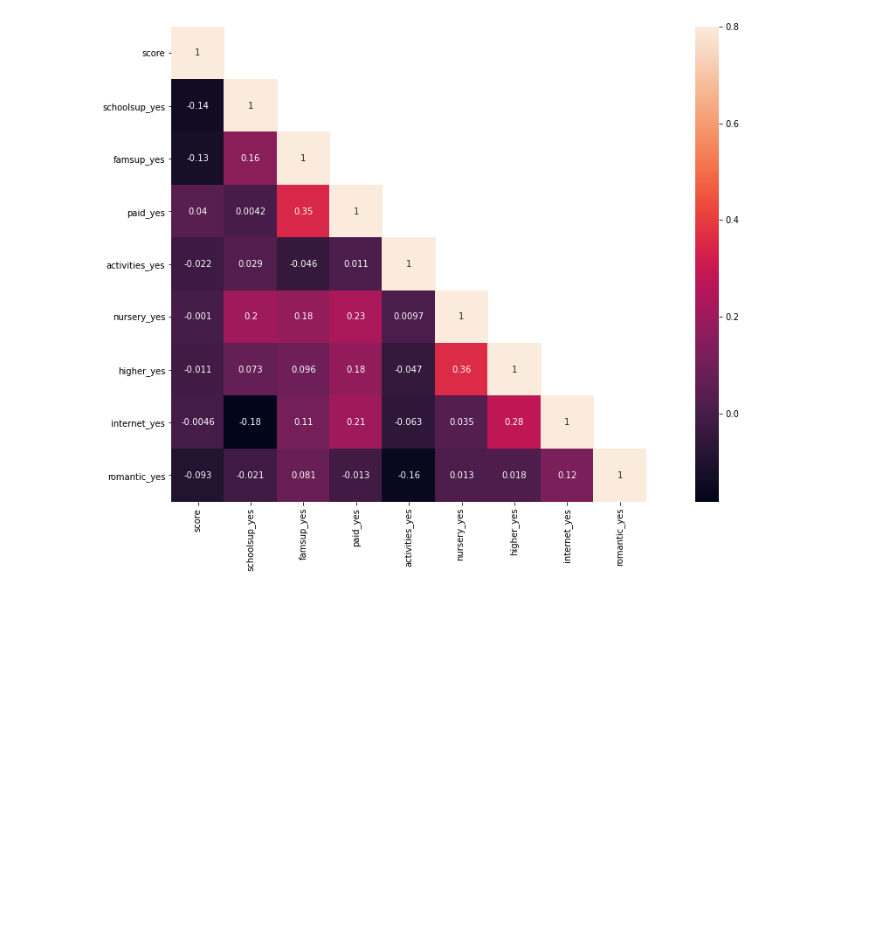
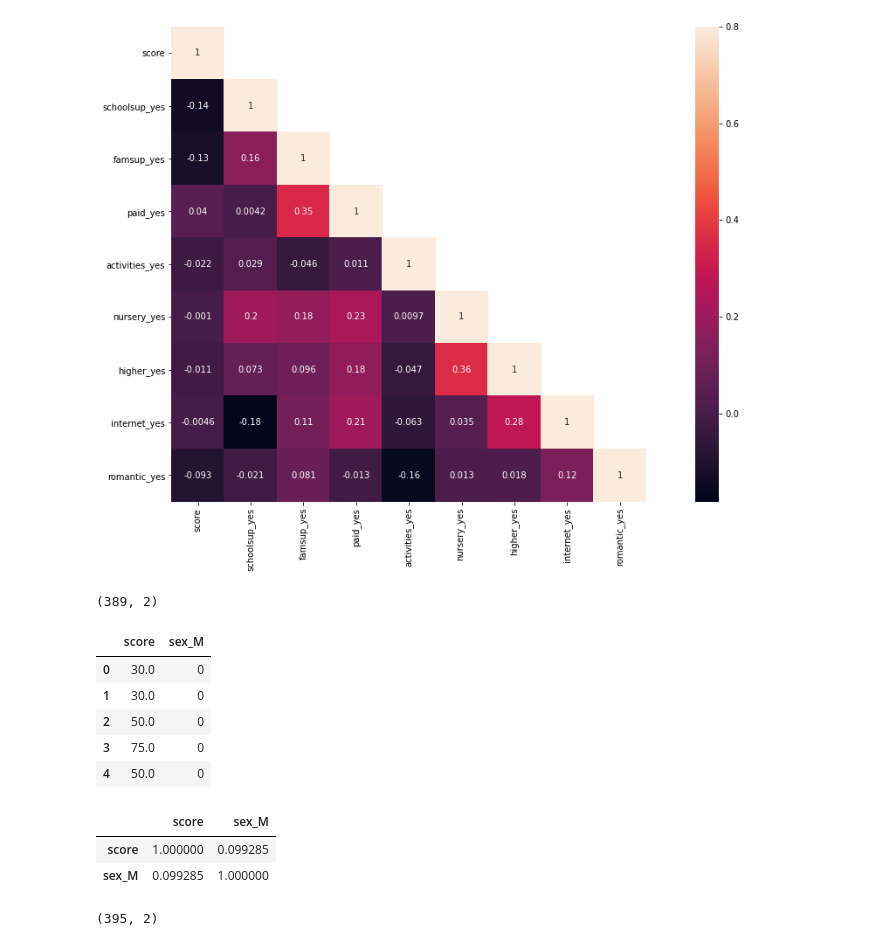
Before and after one commit to artkel/module_2, a Jupyter notebook: EDA_UNICEF.ipynb, the cells around one changed output. Drawn from its saved outputs; the diff is of its cells as text; code cells hidden in the pictures; blank space fills up the shorter version.

```diff
--- a/EDA_UNICEF.ipynb
+++ b/EDA_UNICEF.ipynb
@@ -312,3 +318,29 @@ sns.heatmap(corrMatt, mask=mask,vmax=.8, square=True,annot=True)
 # %% [output]
 <AxesSubplot:>
 [figure]
+# %%
+df_sex = df.loc[:, ["sex", "score"]].dropna(how="any")
+df_sex.shape
+# %% [output]
+(389, 2)
+# %%
+df_sex_dummies = pd.get_dummies(df_sex, columns=["sex"], drop_first=True)
+df_sex_dummies.head()
+# %% [output]
+|  | score | sex_M |
+| 0 | 30.0 | 0 |
+| 1 | 30.0 | 0 |
+| 2 | 50.0 | 0 |
+| 3 | 75.0 | 0 |
+| 4 | 50.0 | 0 |
+# %%
+df_sex_dummies.corr()
+# %% [output]
+|  | score | sex_M |
+| score | 1.000000 | 0.099285 |
+| sex_M | 0.099285 | 1.000000 |
+# %%
+df_sex = df.loc[:, ["sex", "score"]]
+df_sex.shape
+# %% [output]
+(395, 2)
```
Also changed, not shown: parts of 3 cells of this notebook.
